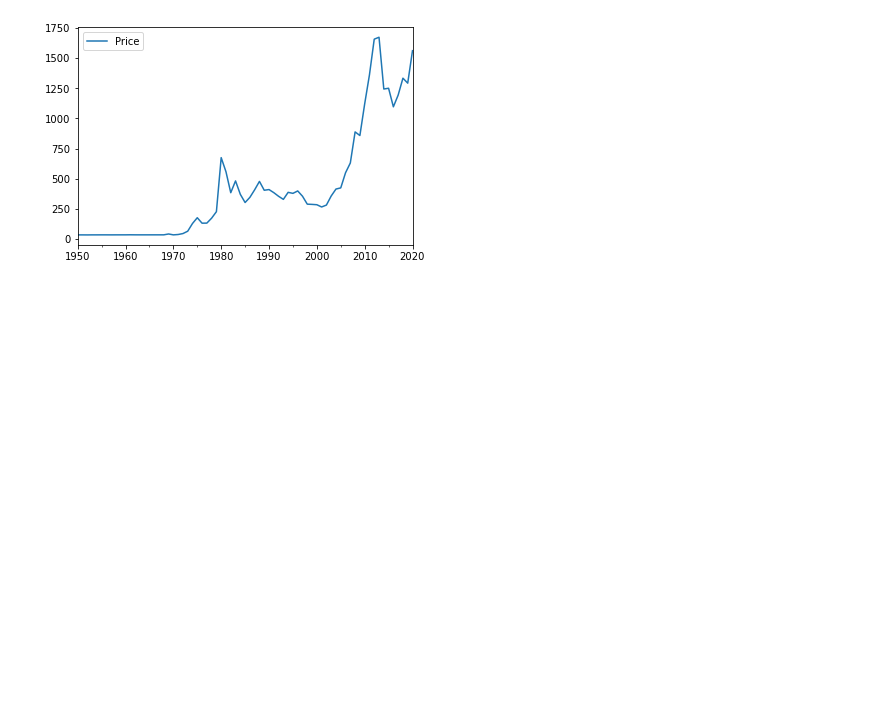
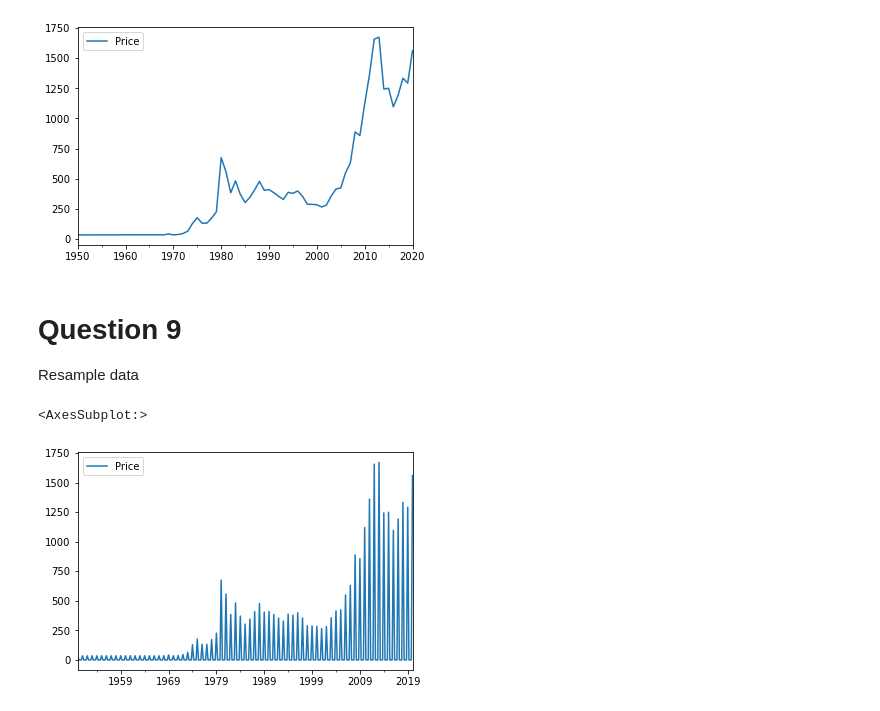
Before and after one commit to TJ-Mothokho/Analysing-Gold-Prices-Over-Time, a Jupyter notebook: Gold_Analysis.ipynb, the cells around one changed output. Drawn from its saved outputs; the diff is of its cells as text; code cells hidden in the pictures; blank space fills up the shorter version.

Commit message:
Upsampled the data

```diff
--- a/Gold_Analysis.ipynb
+++ b/Gold_Analysis.ipynb
@@ -121,3 +121,12 @@ gold.plot(kind='line')
 # %% [output]
 <AxesSubplot:>
 [figure]
+# %% [markdown]
+# Question 9
+Resample data
+# %%
+gold = gold.resample(rule='Q').sum()
+gold.plot(kind='line')
+# %% [output]
+<AxesSubplot:>
+[figure, added]
```
